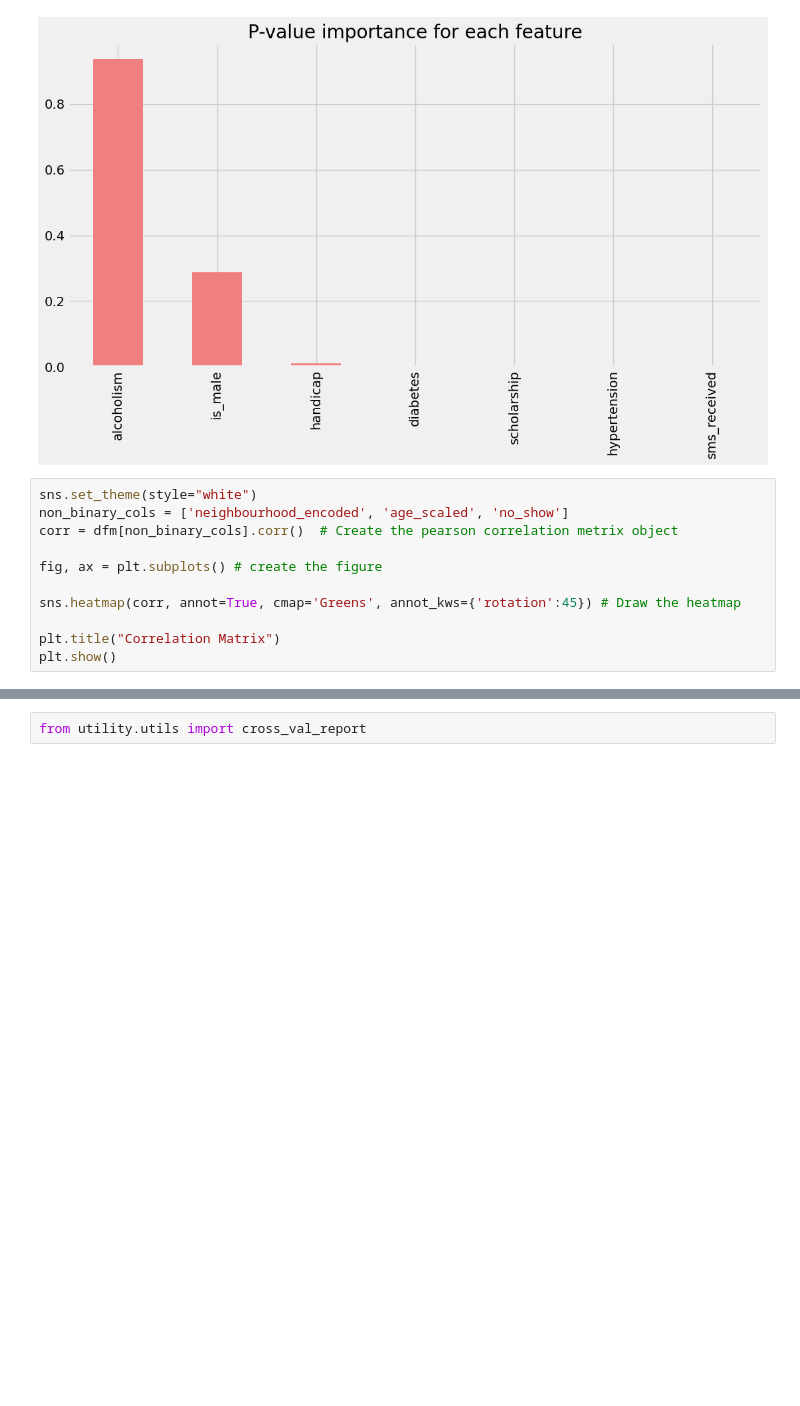
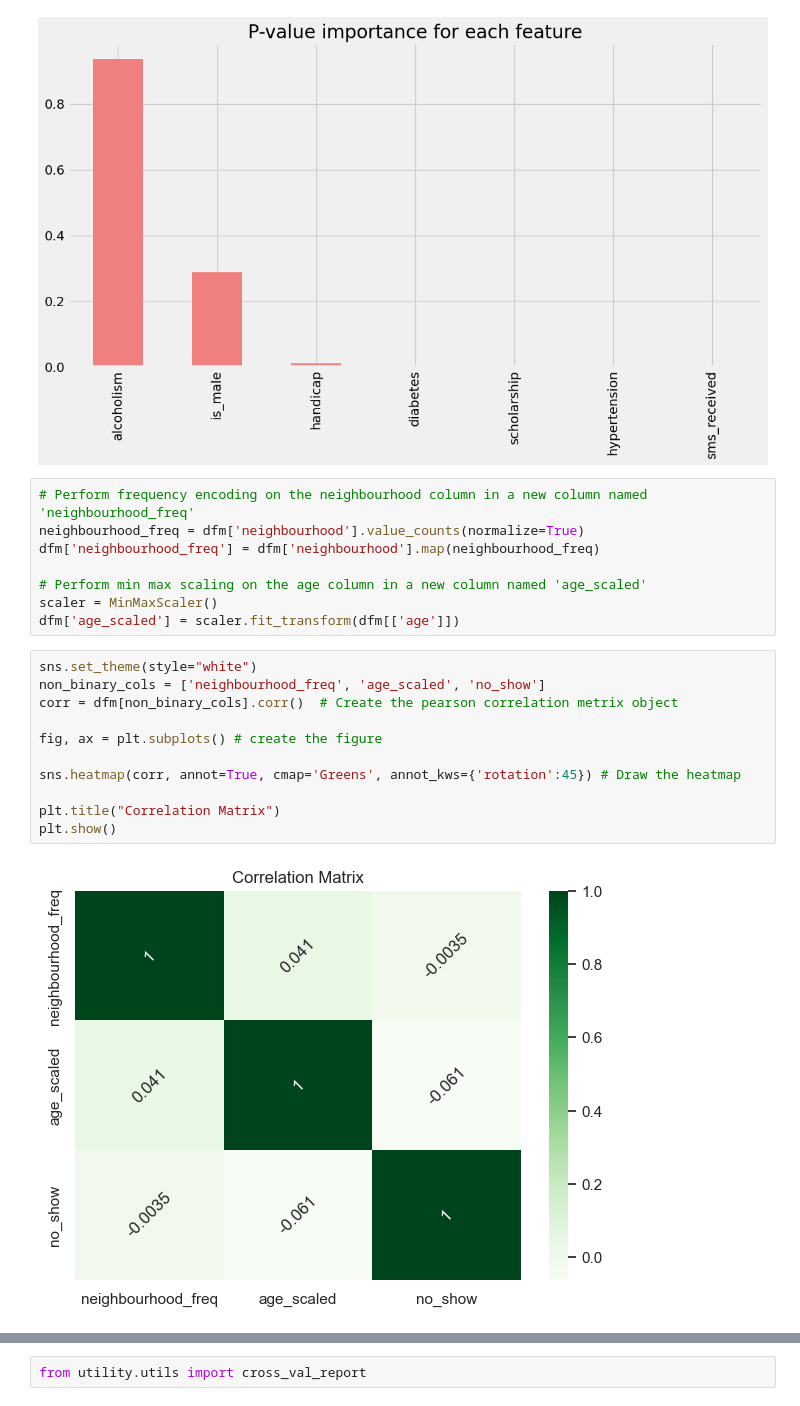
Before and after one commit to KingXP-Pythoner/appt-noshow-model, a Jupyter notebook: data_mining.ipynb, the cells around one changed output, grey strips where cells are left out. Drawn from its saved outputs; the diff is of its cells as text; blank space fills up the shorter version.

```diff
--- a/data_mining.ipynb
+++ b/data_mining.ipynb
@@ -820,17 +820,27 @@ plt.title('P-value importance for each feature')
 # %% [output]
 Text(0.5, 1.0, 'P-value importance for each feature')
 [figure]
+# %%
+# Perform frequency encoding on the neighbourhood column in a new column named 'neighbourhood_freq'
+neighbourhood_freq = dfm['neighbourhood'].value_counts(normalize=True)
+dfm['neighbourhood_freq'] = dfm['neighbourhood'].map(neighbourhood_freq)
+
+# Perform min max scaling on the age column in a new column named 'age_scaled'
+scaler = MinMaxScaler()
+dfm['age_scaled'] = scaler.fit_transform(dfm[['age']])
 # %%
 sns.set_theme(style="white")
-non_binary_cols = ['neighbourhood_encoded', 'age_scaled', 'no_show']
+non_binary_cols = ['neighbourhood_freq', 'age_scaled', 'no_show']
 corr = dfm[non_binary_cols].corr()  # Create the pearson correlation metrix object
 
 fig, ax = plt.subplots() # create the figure
 
 sns.heatmap(corr, annot=True, cmap='Greens', annot_kws={'rotation':45}) # Draw the heatmap
 
 plt.title("Correlation Matrix")
 plt.show()
+# %% [output]
+[figure, added]
 # %%
 # Split the data into training and testing sets
 from sklearn.linear_model import LogisticRegression
```
Also changed, not shown: parts of 19 cells of this notebook, 3 other files.
